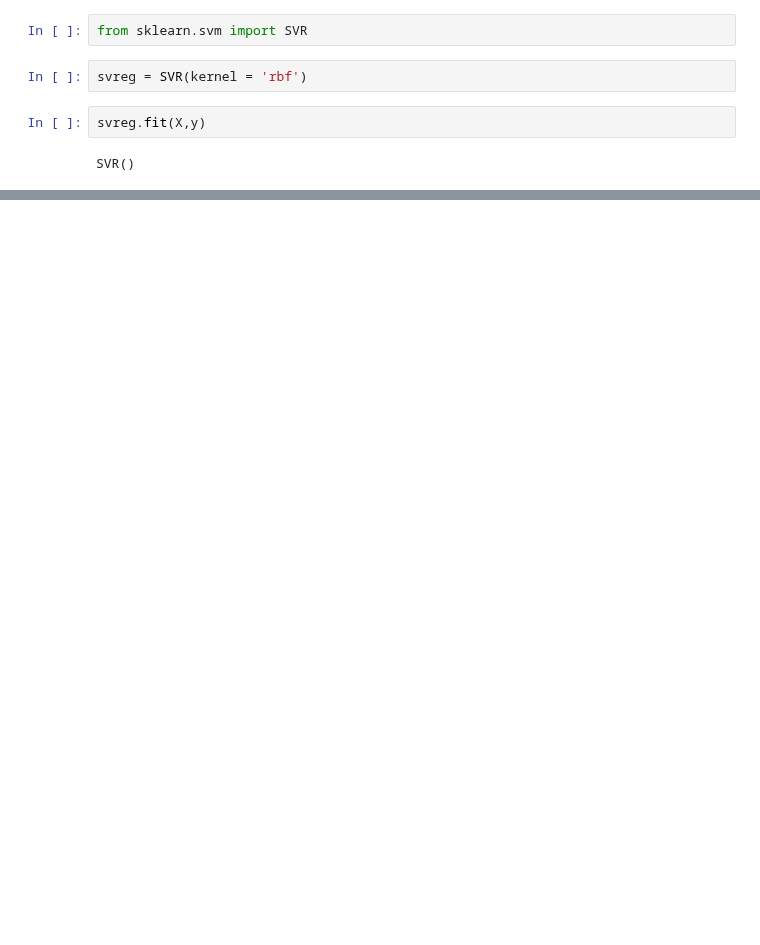
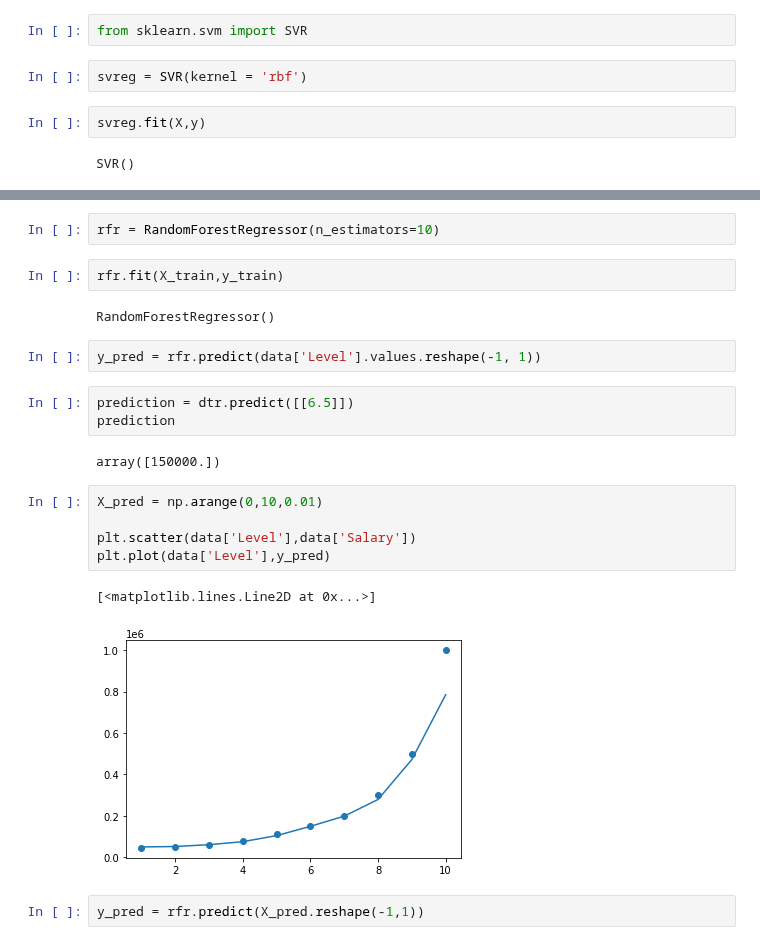
Before and after one commit to kozz84/Udemy, a Jupyter notebook: Machine_Learning_A_Z.ipynb, the cells around one changed output, grey strips where cells are left out. Cells and saved outputs as stored; diff of their text form; blank space fills up the shorter version.

```diff
--- a/Machine_Learning_A_Z.ipynb
+++ b/Machine_Learning_A_Z.ipynb
@@ -405,0 +470,23 @@ ValueError: ignored
+# %%
+rfr = RandomForestRegressor(n_estimators=10)
+# %%
+rfr.fit(X_train,y_train)
+# %% [output]
+RandomForestRegressor()
+# %%
+y_pred = rfr.predict(data['Level'].values.reshape(-1, 1))
+# %%
+prediction = dtr.predict([[6.5]])
+prediction
+# %% [output]
+array([150000.])
+# %%
+X_pred = np.arange(0,10,0.01)
+
+plt.scatter(data['Level'],data['Salary'])
+plt.plot(data['Level'],y_pred)
+# %% [output]
+[<matplotlib.lines.Line2D at 0x...>]
+[figure, added]
+# %%
+y_pred = rfr.predict(X_pred.reshape(-1,1))
```
Also changed, not shown: parts of 79 cells of this notebook.
